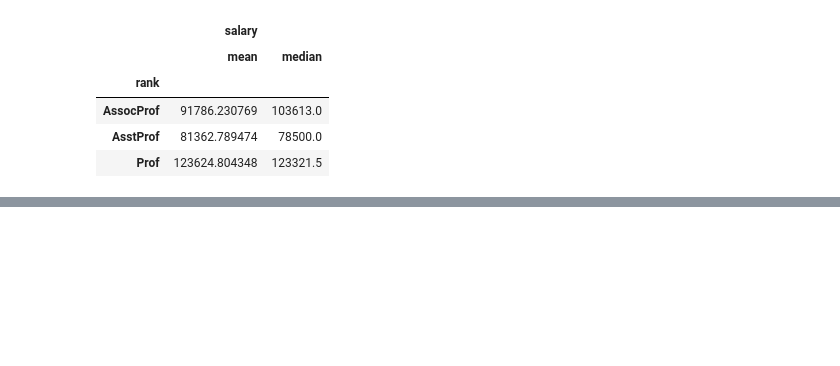
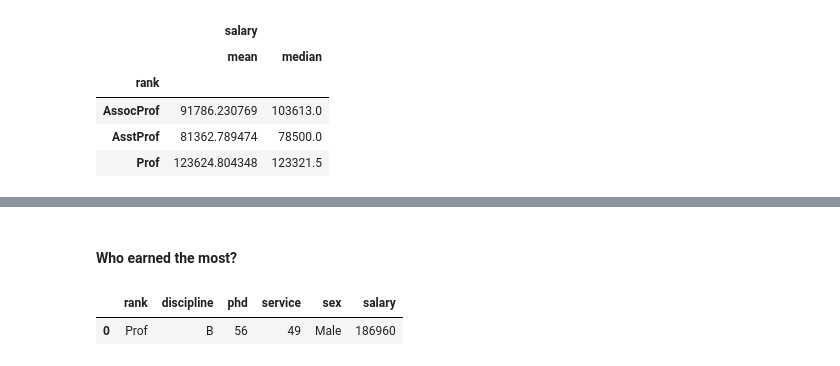
Before and after one commit to chineidu/Assignments, a Jupyter notebook: EDA.ipynb, the cells around one changed output, grey strips where cells are left out. Cells and saved outputs as stored; diff of their text form; code cells hidden in the pictures; blank space fills up the shorter version.

```diff
--- a/EDA.ipynb
+++ b/EDA.ipynb
@@ -161,0 +260,10 @@ grp_rank[['salary']].agg(['mean', 'median'])
+# %% [markdown]
+#### Who earned the most?
+# %%
+# Max salary
+max_salary = data['salary'].max()
+
+data[data['salary'] == max_salary]
+# %% [output]
+|  | rank | discipline | phd | service | sex | salary |
+| 0 | Prof | B | 56 | 49 | Male | 186960 |
```
Also changed, not shown: parts of 24 cells of this notebook.
